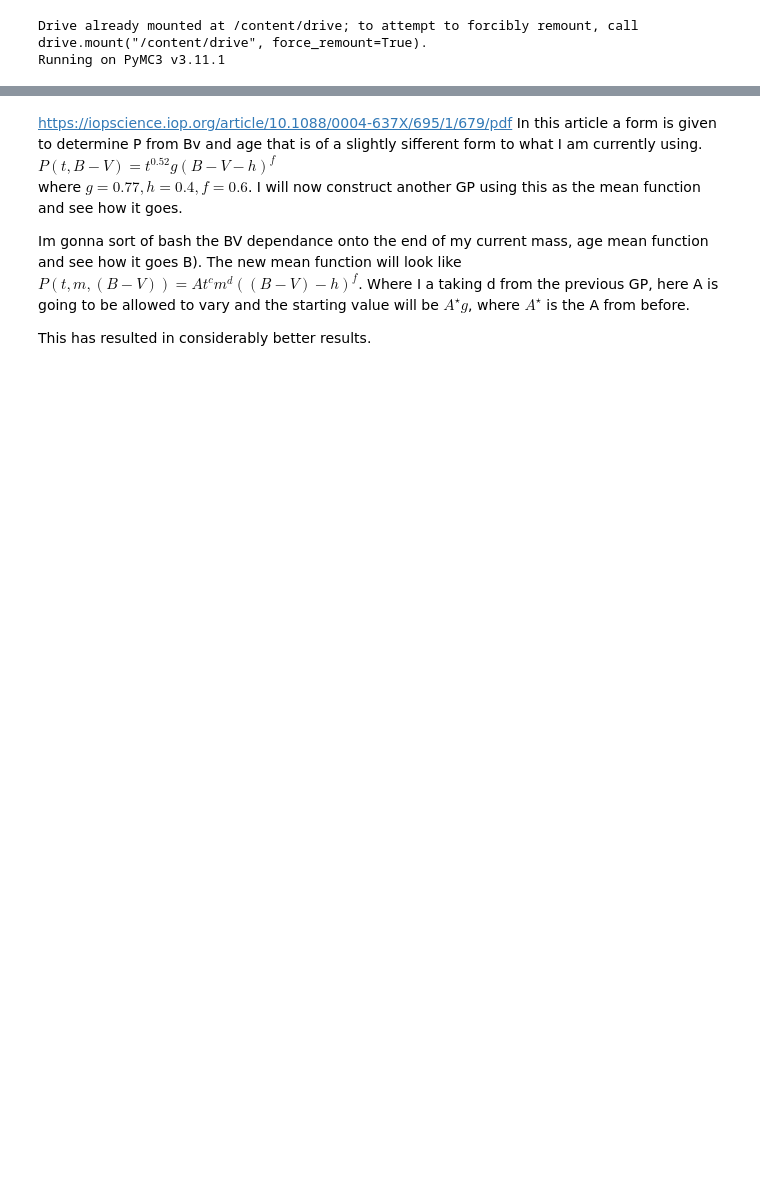
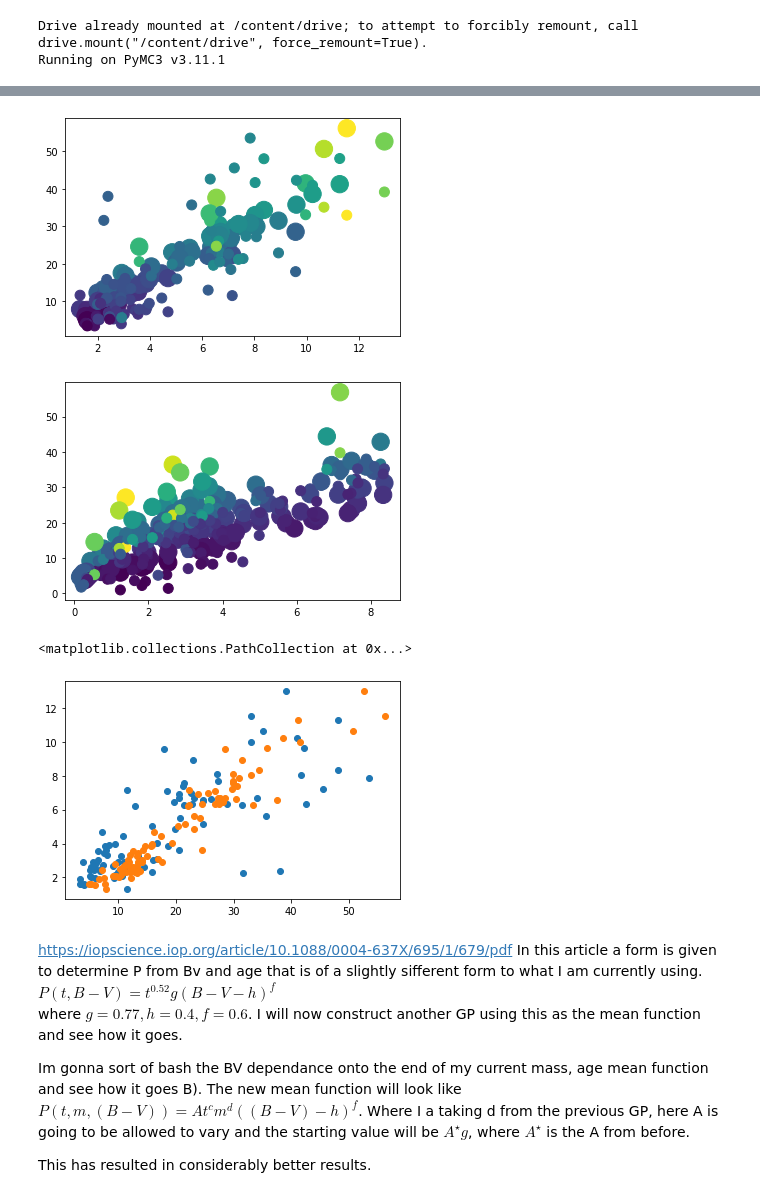
Before and after one commit to ni-phy/year4-project, a Jupyter notebook: Henry/3d_fitting_real.ipynb, the cells around one changed output, grey strips where cells are left out. Saved outputs shown, nothing was run; the diff lists cells and outputs as text; code cells hidden in the pictures; blank space fills up the shorter version.

```diff
--- a/Henry/3d_fitting_real.ipynb
+++ b/Henry/3d_fitting_real.ipynb
@@ -166,33 +188,43 @@ X = np.array([Age, BV]).T
 h = 0.4
 f = 0.601
 c = 0.52
 A = 0.7725 * np.sqrt(1000)
 
 
 b = pyasl.BallesterosBV_T()
 
 
 
 Prot_guess  = mean_fn(X[:,0], X[:,1], A, c,h,f)
 plt.scatter(X[:,0], Prot_guess,s=300, c=X[:,1], cmap = cm.viridis, label='model')
 #plt.show()
 plt.scatter(Age, Prot, c=BV,s=100,cmap = cm.viridis, label='data')
 
 plt.show()
 
 
 data2 = np.genfromtxt('/content/drive/My Drive/data/data1.csv', delimiter=',', skip_header=1)
 smp_rt=10
 Teff2 = data2[:,0][0::smp_rt] # Teff
 Prot2 = data2[:, 1][0::smp_rt]  # Prot
 Age2 = data2[:, 2][0::smp_rt]  # Age
 BV2 = b.t2bv(np.array(Teff2))
 
 Prot_guess2 = mean_fn(Age2, BV2, A,c,h,f)
 
 plt.scatter(Age2, Prot_guess2,s=300, c=BV2, cmap = cm.viridis, label='model')
 plt.scatter(Age2, Prot2, c=BV2,s=100,cmap = cm.viridis, label='data')
 plt.show()
+
+
+
+plt.scatter(Prot, Age)
+plt.scatter(Prot_guess,Age)
+# %% [output]
+[figure, added]
+[figure, added]
+<matplotlib.collections.PathCollection at 0x...>
+[figure, added]
 # %% [markdown]
 https://iopscience.iop.org/article/10.1088/0004-637X/695/1/679/pdf
 In this article a form is given to determine P from Bv and age that is of a slightly sifferent form to what I am currently using.
```
Also changed, not shown: parts of 14 cells of this notebook.
